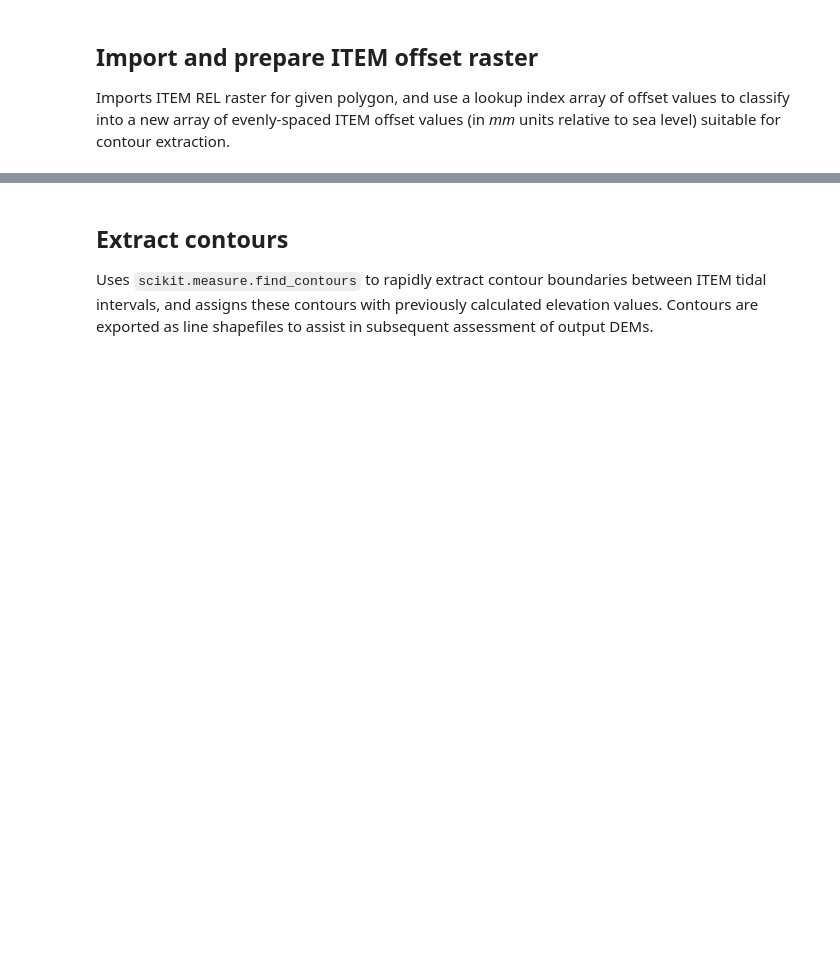
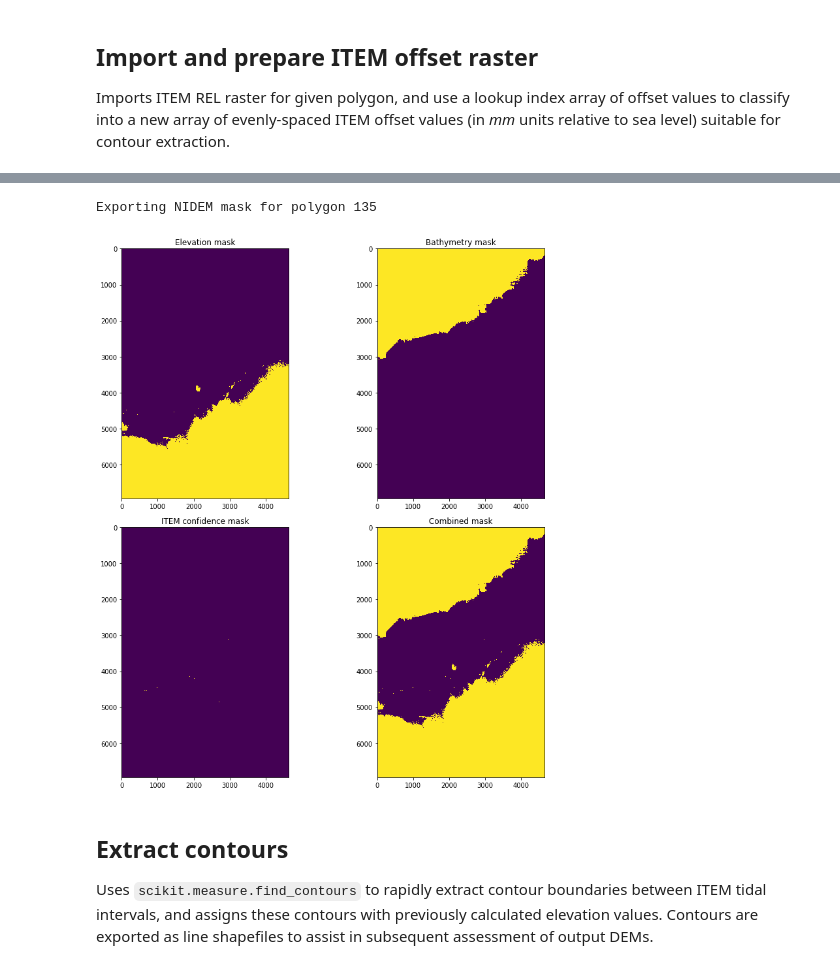
Before and after one commit to robbibt/nidem_visualisations, a Jupyter notebook: NIDEM_generation.ipynb, the cells around one changed output, grey strips where cells are left out. Cells and saved outputs as stored; diff of their text form; code cells hidden in the pictures; blank space fills up the shorter version.

```diff
--- a/NIDEM_generation.ipynb
+++ b/NIDEM_generation.ipynb
@@ -168,0 +182,75 @@ plt.show()
+# %%
+# Import ITEM confidence NDWI standard deviation array for polygon
+conf_filename = glob.glob('{}/ITEM_STD_{}_*.tif'.format(item_conf_path, polygon_ID))[0]
+conf_ds = gdal.Open(conf_filename)
+
+# Reproject SRTM 30m DEM to cell size and projection of NIDEM
+srtm30_reproj = SpatialTools.reproject_to_template(input_raster=srtm30_raster,
+                                                  template_raster=item_filename,
+                                                  output_raster='scratch/temp.tif',
+                                                  nodata_val=-9999)
+
+# Reproject Ausbath 09 bathymetry DEM to cell size and projection of NIDEM
+ausbath09_reproj = SpatialTools.reproject_to_template(input_raster=ausbath09_raster,
+                                                      template_raster=item_filename,
+                                                      output_raster='scratch/temp.tif',
+                                                      nodata_val=-9999)
+
+# Reproject GBR30 bathymetry DEM to cell size and projection of NIDEM
+gbr30_reproj = SpatialTools.reproject_to_template(input_raster=gbr30_raster,
+                                                  template_raster=item_filename,
+                                                  output_raster='scratch/temp.tif',
+                                                  nodata_val=-9999)
+
+# Define areas to be manually included in the final datasets by importing polygon data
+manually_included = SpatialTools.rasterize_vector(input_data='scratch/manual_mask.shp',
+                                                  cols=xcols, rows=yrows,
+                                                  geo_transform=geotrans,
+                                                  projection=prj).astype(np.bool)
+
+# Convert raster datasets to arrays
+conf_array = conf_ds.GetRasterBand(1).ReadAsArray()
+srtm30_array = srtm30_reproj.GetRasterBand(1).ReadAsArray()
+ausbath09_array = ausbath09_reproj.GetRasterBand(1).ReadAsArray()
+gbr30_array = gbr30_reproj.GetRasterBand(1).ReadAsArray()
+
+# Convert arrays to boolean masks:
+#  For elevation: any elevations > 25m in SRTM 30m DEM
+#  For bathymetry: any depths < -25m in both GBR30 and Ausbath09 bathymetry
+#  For ITEM confidence: any cells with NDWI STD > 0.25
+elev_mask = srtm30_array > 25
+bathy_mask = (ausbath09_array < -25) & (gbr30_array < -25)
+conf_mask = conf_array > 0.25
+
+# Create a combined mask with -9999 nodata in unmasked areas and where:
+#  1 = elevation mask
+#  2 = bathymetry mask
+#  3 = ITEM confidence mask
+combined_mask = np.full(item_array.shape, -9999)
+combined_mask[elev_mask] = 1
+combined_mask[bathy_mask] = 2
+combined_mask[conf_mask] = 3
+
+# Set manually included cells to -9999 to prevent masking
+combined_mask[manually_included] = -9999
+
+# Plot
+fig, axes = plt.subplots(nrows=2, ncols=2, figsize = (12, 12))
+axes[0][0].set_title('Elevation mask')
+axes[0][0].imshow(elev_mask)
+axes[0][1].set_title('Bathymetry mask')
+axes[0][1].imshow(bathy_mask)
+axes[1][0].set_title('ITEM confidence mask')
+axes[1][0].imshow(conf_mask)
+axes[1][1].set_title('Combined mask')
+axes[1][1].imshow(combined_mask)
+plt.tight_layout()
+
+# Export NIDEM mask as a geotiff
+print('Exporting NIDEM mask for polygon {}'.format(polygon_ID))
+SpatialTools.array_to_geotiff(fname = 'output_data/mask/NIDEM_mask_{}.tif'.format(polygon_ID),
+                              data = combined_mask,
+                              geo_transform = geotrans,
+                              projection = prj,
+                              nodata_val = -9999)
+# %% [output]
@@ -169,3 +266,5 @@ plt.show()
+Exporting NIDEM mask for polygon 135
+[figure, added]
 # %% [markdown]
 ## Extract contours
 Uses `scikit.measure.find_contours` to rapidly extract contour boundaries between ITEM tidal intervals, and assigns these contours with previously calculated elevation values. Contours are exported as line shapefiles to assist in subsequent assessment of output DEMs.
```
Also changed, not shown: parts of 15 cells of this notebook, 54 other files.
